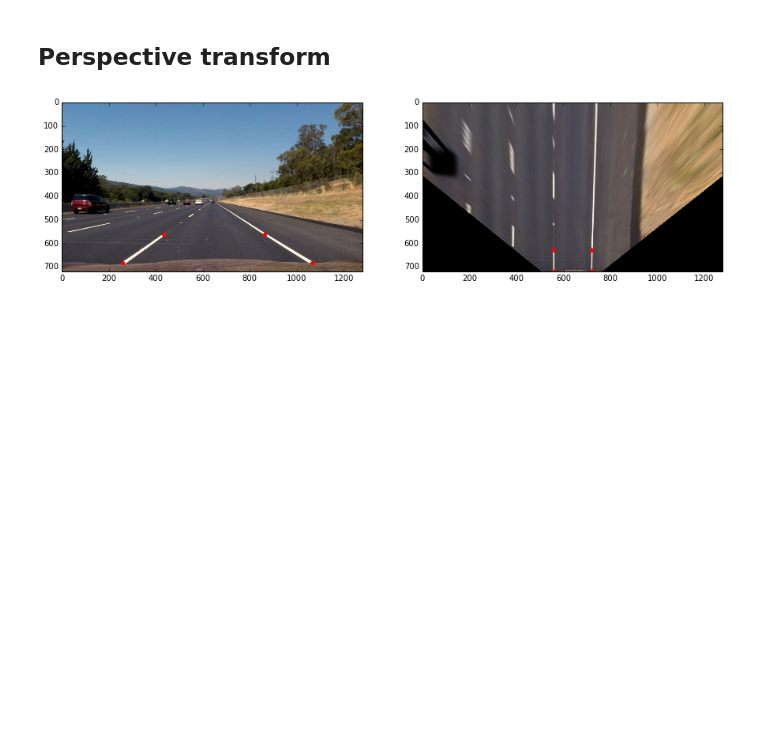
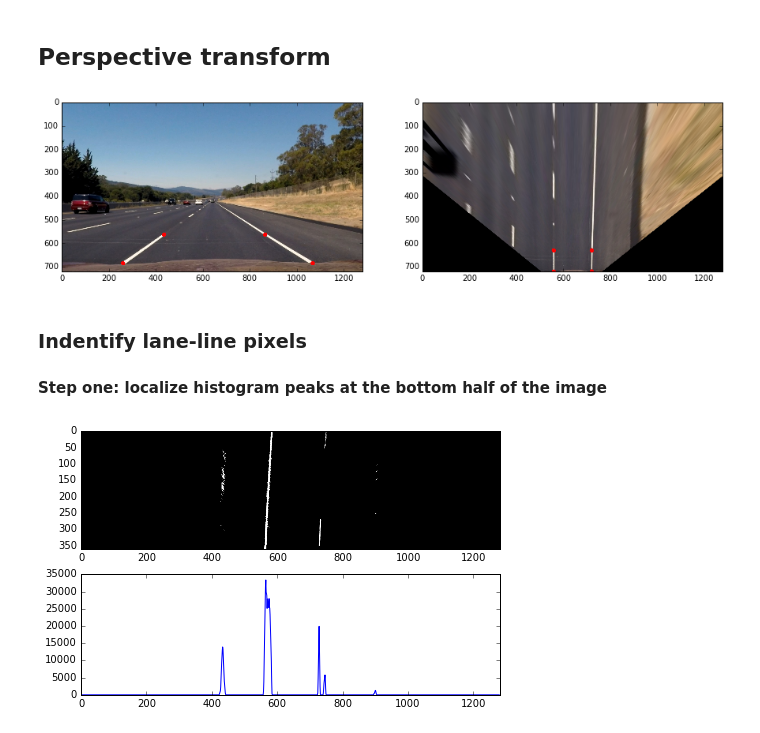
Before and after one commit to Goldob/CarND-Advanced-Lane-Lines, a Jupyter notebook: solution.ipynb, the cells around one changed output. Cells and saved outputs as stored; diff of their text form; code cells hidden in the pictures; blank space fills up the shorter version.

Commit message:
Identify lane-line pixels

```diff
--- a/solution.ipynb
+++ b/solution.ipynb
@@ -81,10 +84,6 @@ side_by_side(undistorted, binarize(undistorted))
 # %% [markdown]
 ## Perspective transform
 # %%
-image = cv2.imread('test_images/straight_lines2.jpg')
-image = cv2.cvtColor(image, cv2.COLOR_BGR2RGB)
-undistorted = cv2.undistort(image, cmtx, dist)
-
 src = np.float32([
     [260, 685],
     [434, 563],
@@ -101,7 +100,14 @@ dst = np.float32([
 
 M = cv2.getPerspectiveTransform(src, dst)
 
-warped = cv2.warpPerspective(undistorted, M, undistorted.shape[1::-1])
+def warp(img):
+    return cv2.warpPerspective(img, M, undistorted.shape[1::-1])
+
+image = cv2.imread('test_images/straight_lines2.jpg')
+image = cv2.cvtColor(image, cv2.COLOR_BGR2RGB)
+undistorted = cv2.undistort(image, cmtx, dist)
+
+warped = warp(undistorted)
 
 for point in src:
     cv2.circle(undistorted, tuple(point), 9, (255, 0, 0), -1)
@@ -112,3 +118,39 @@ for point in dst:
 side_by_side(undistorted, warped)
 # %% [output]
 [figure]
+# %% [markdown]
+### Indentify lane-line pixels
+
+#### Step one: localize histogram peaks at the bottom half of the image
+# %%
+def histogram_peaks(img):
+    # Take a histogram of the bottom half of the image
+    histogram = np.sum(img[img.shape[0] // 2:, :], axis=0)
+
+    # Find the peak of the left and right halves of the histogram
+    # These will be the starting point for the left and right lines
+    midpoint = np.int(histogram.shape[0] // 2)
+    left_peak = np.argmax(histogram[:midpoint])
+    right_peak = np.argmax(histogram[midpoint:]) + midpoint
+
+    return left_peak, right_peak, histogram
+
+image = cv2.imread('test_images/test3.jpg')
+image = cv2.cvtColor(image, cv2.COLOR_BGR2RGB)
+undistorted = cv2.undistort(image, cmtx, dist)
+binary = binarize(undistorted)
+binary_warped = warp(binary)
+
+left_peak, right_peak, hist = histogram_peaks(binary_warped)
+
+plt.figure(figsize=(7.5, 4.75))
+
+plt.subplot(211)
+plt.imshow(binary_warped[359:, :], cmap='gray')
+
+plt.subplot(212)
+plt.plot(hist)
+plt.gca().set_xlim(0, 1280)
+plt.show()
+# %% [output]
+[figure, added]
```
Also changed, not shown: parts of 8 cells of this notebook.
